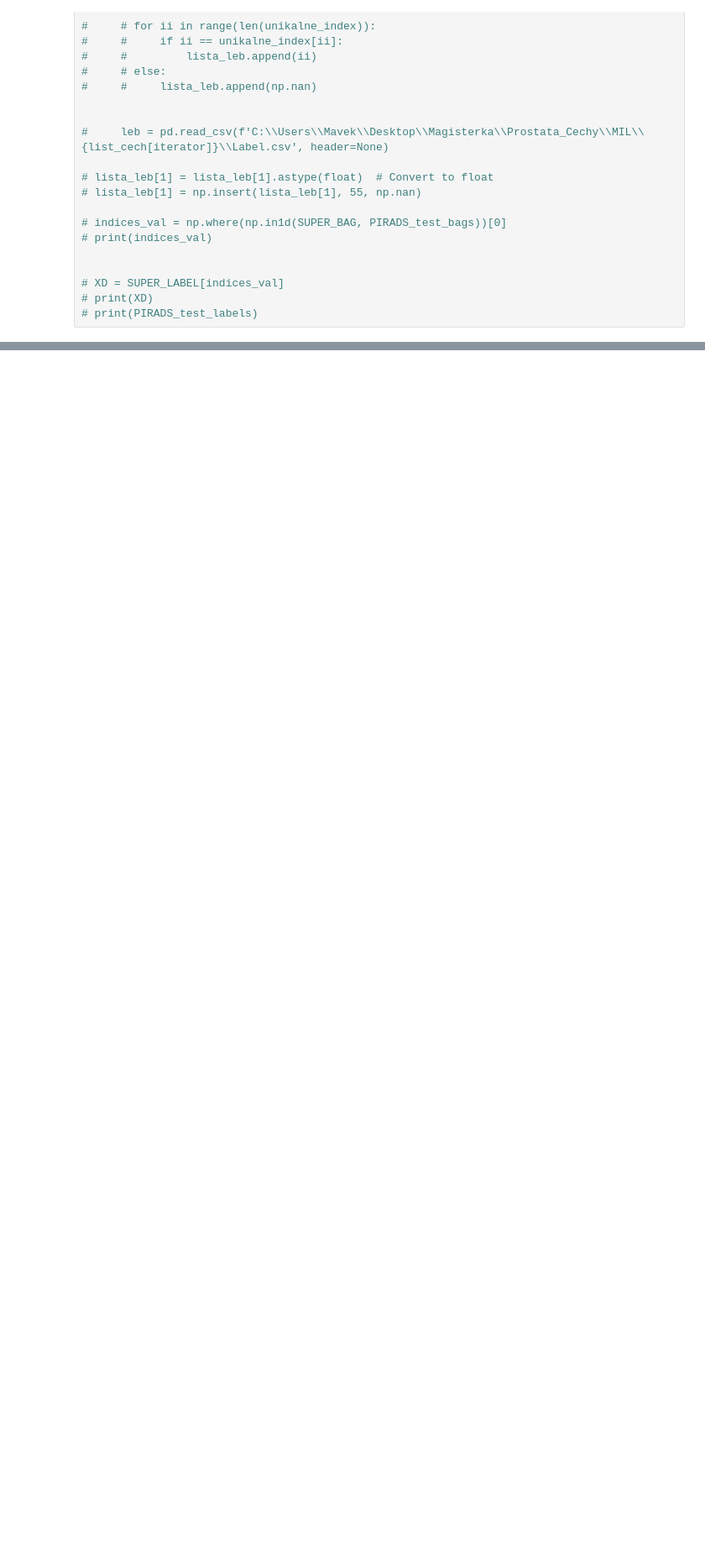
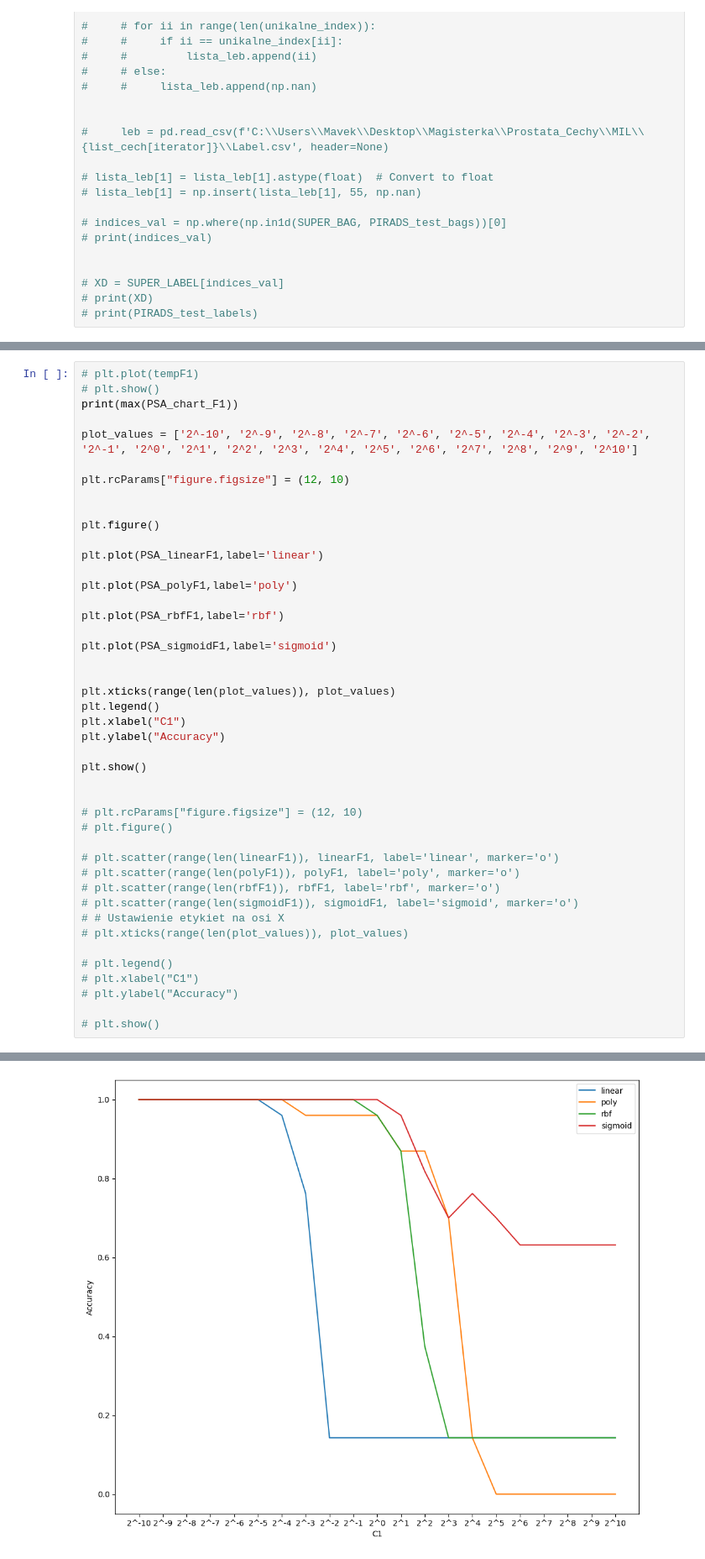
Before and after one commit to MavekGit/Feature_Classification, a Jupyter notebook: Klasyfikacja.ipynb, the cells around one changed output, grey strips where cells are left out. Shown at 84% size. Drawn from its saved outputs; the diff is of its cells as text; blank space fills up the shorter version.

```diff
--- a/Klasyfikacja.ipynb
+++ b/Klasyfikacja.ipynb
@@ -294,0 +293,45 @@ metrics_val: [{'accuracy': 0.0}, {'accuracy': 0.0}, {'accuracy': 0.0}, {'accurac
+# %%
+# plt.plot(tempF1)
+# plt.show()
+print(max(PSA_chart_F1))
+
+plot_values = ['2^-10', '2^-9', '2^-8', '2^-7', '2^-6', '2^-5', '2^-4', '2^-3', '2^-2', '2^-1', '2^0', '2^1', '2^2', '2^3', '2^4', '2^5', '2^6', '2^7', '2^8', '2^9', '2^10']
+
+plt.rcParams["figure.figsize"] = (12, 10)
+
+
+plt.figure()
+
+plt.plot(PSA_linearF1,label='linear')
+
+plt.plot(PSA_polyF1,label='poly')
+
+plt.plot(PSA_rbfF1,label='rbf')
+
+plt.plot(PSA_sigmoidF1,label='sigmoid')
+
+
+plt.xticks(range(len(plot_values)), plot_values)
+plt.legend()
+plt.xlabel("C1")
+plt.ylabel("Accuracy")
+
+plt.show()
+
+
+# plt.rcParams["figure.figsize"] = (12, 10)
+# plt.figure()
+
+# plt.scatter(range(len(linearF1)), linearF1, label='linear', marker='o')
+# plt.scatter(range(len(polyF1)), polyF1, label='poly', marker='o')
+# plt.scatter(range(len(rbfF1)), rbfF1, label='rbf', marker='o')
+# plt.scatter(range(len(sigmoidF1)), sigmoidF1, label='sigmoid', marker='o')
+# # Ustawienie etykiet na osi X
+# plt.xticks(range(len(plot_values)), plot_values)
+
+# plt.legend()
+# plt.xlabel("C1")
+# plt.ylabel("Accuracy")
+
+# plt.show()
+# %% [output]
@@ -294,0 +339 @@ metrics_val: [{'accuracy': 0.0}, {'accuracy': 0.0}, {'accuracy': 0.0}, {'accurac
+[figure, added]
```
Also changed, not shown: parts of 8 cells of this notebook, 5 other files.
